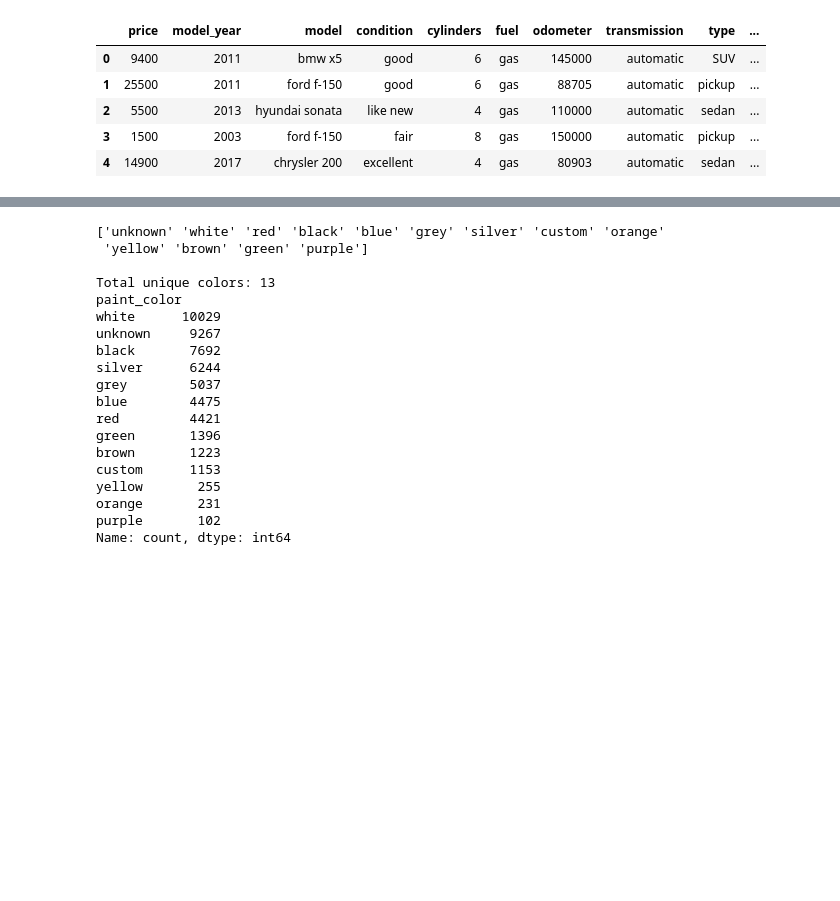
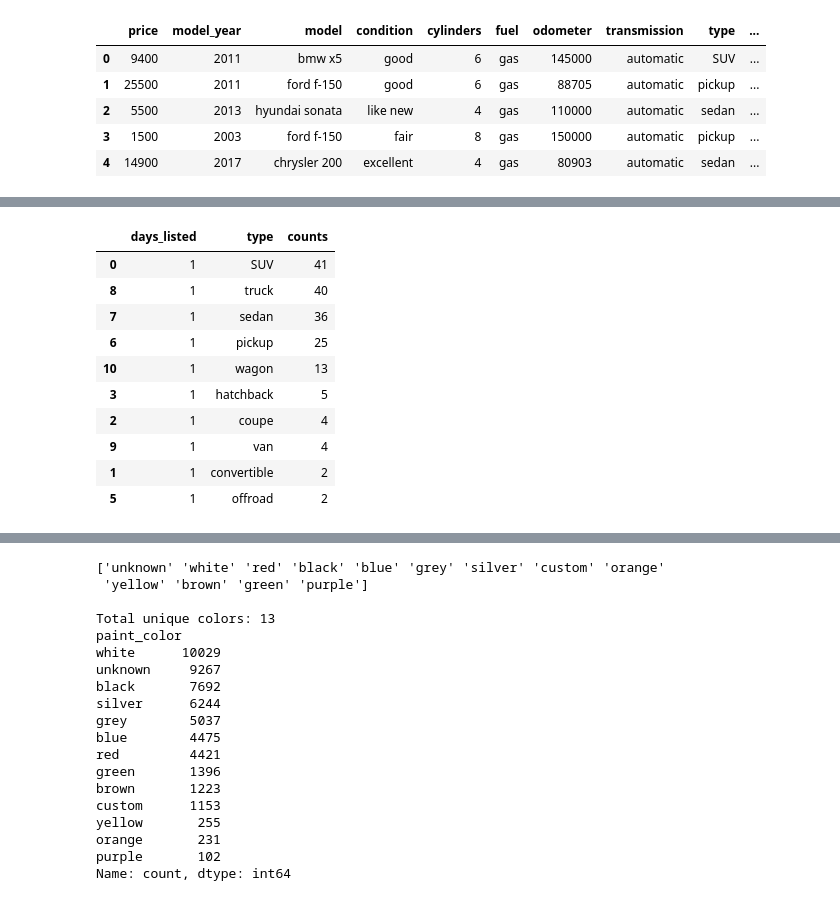
Before and after one commit to lisa-morales/project_4, a Jupyter notebook: notebooks/EDA.ipynb, the cells around one changed output, grey strips where cells are left out. Drawn from its saved outputs; the diff is of its cells as text; code cells hidden in the pictures; blank space fills up the shorter version.

```diff
--- a/notebooks/EDA.ipynb
+++ b/notebooks/EDA.ipynb
@@ -190,3 +195,20 @@ df.describe()
 | 75% | 16839.000000 | 2014.000000 | 8.000000 | 150000.000000 | 1.000000 | 2019-01-21 00:00:00 | 53.000000 |
 | max | 375000.000000 | 2019.000000 | 12.000000 | 990000.000000 | 1.000000 | 2019-04-19 00:00:00 | 271.000000 |
 | std | 10040.803015 | 6.099381 | 1.657457 | 61654.581361 | 0.499991 | NaN | 28.175963 |
+# %%
+#Sort Dataframe by days_listed and type with counts
+df_sorted = df.groupby(['days_listed', 'type']).size().reset_index(name='counts')
+df_sorted.sort_values(by=['days_listed', 'counts'], ascending=[True, False], inplace=True)
+df_sorted.head(10)
+# %% [output]
+|  | days_listed | type | counts |
+| 0 | 1 | SUV | 41 |
+| 8 | 1 | truck | 40 |
+| 7 | 1 | sedan | 36 |
+| 6 | 1 | pickup | 25 |
+| 10 | 1 | wagon | 13 |
+| 3 | 1 | hatchback | 5 |
+| 2 | 1 | coupe | 4 |
+| 9 | 1 | van | 4 |
+| 1 | 1 | convertible | 2 |
+| 5 | 1 | offroad | 2 |
```
Also changed, not shown: parts of 9 cells of this notebook.
